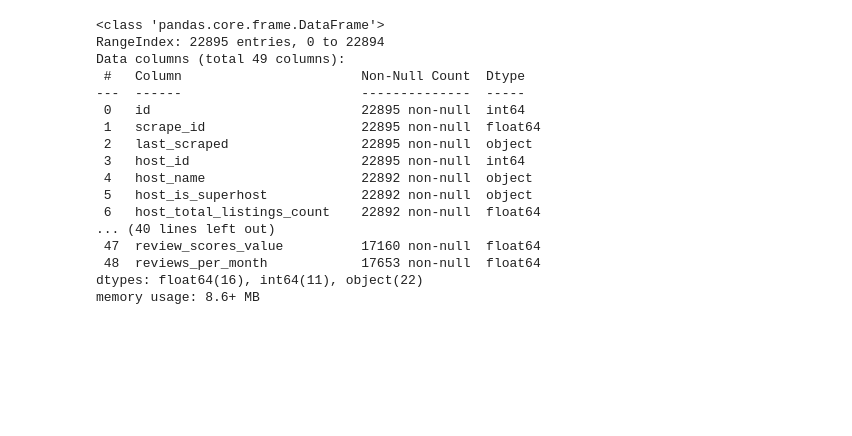
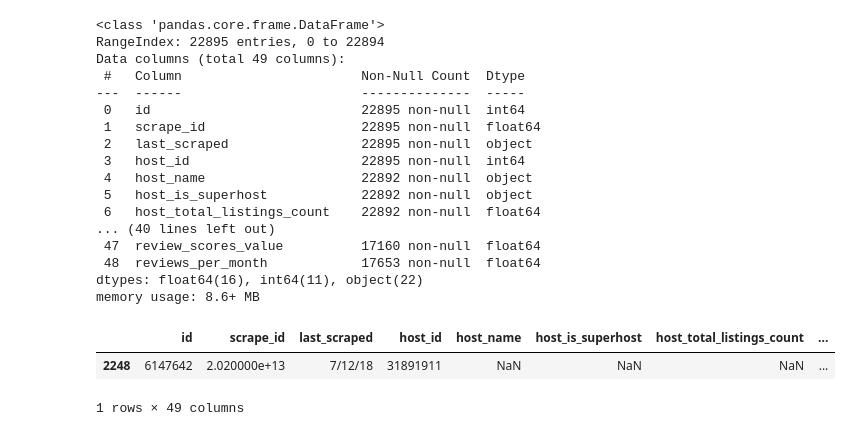
Before and after one commit to jMacProd/Project1, a Jupyter notebook: 2018/listings_2018_Data_Issue_Test_Clean.ipynb, the cells around one changed output. Drawn from its saved outputs; the diff is of its cells as text; code cells hidden in the pictures; blank space fills up the shorter version.

Commit message:
Backup up listings_2018_Data_Issue_Test_Clean.ipynb

```diff
--- a/2018/listings_2018_Data_Issue_Test_Clean.ipynb
+++ b/2018/listings_2018_Data_Issue_Test_Clean.ipynb
@@ -109,3 +110,10 @@ Data columns (total 49 columns):
  48  reviews_per_month            17653 non-null  float64
 dtypes: float64(16), int64(11), object(22)
 memory usage: 8.6+ MB
+# %%
+#Checking to see an eaxmple of a null field
+ListingCleanDrop2[ListingCleanDrop2.id == 6147642]
+# %% [output]
+|  | id | scrape_id | last_scraped | host_id | host_name | host_is_superhost | host_total_listings_count | ... |
+| 2248 | 6147642 | 2.020000e+13 | 7/12/18 | 31891911 | NaN | NaN | NaN | ... |
+1 rows × 49 columns
```
Also changed, not shown: parts of 14 cells of this notebook.
